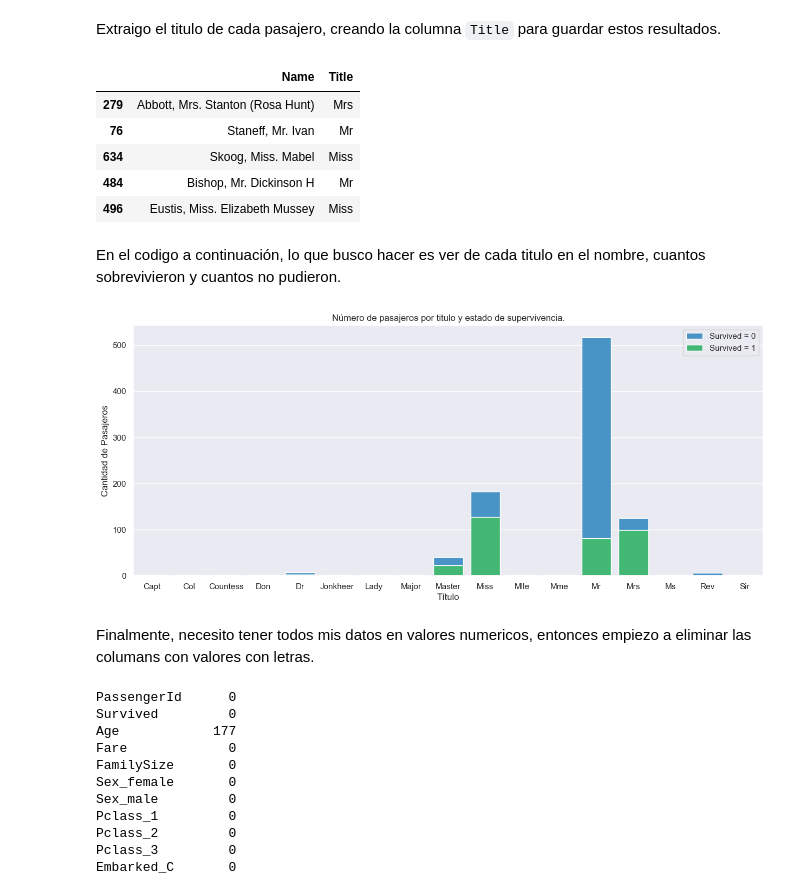
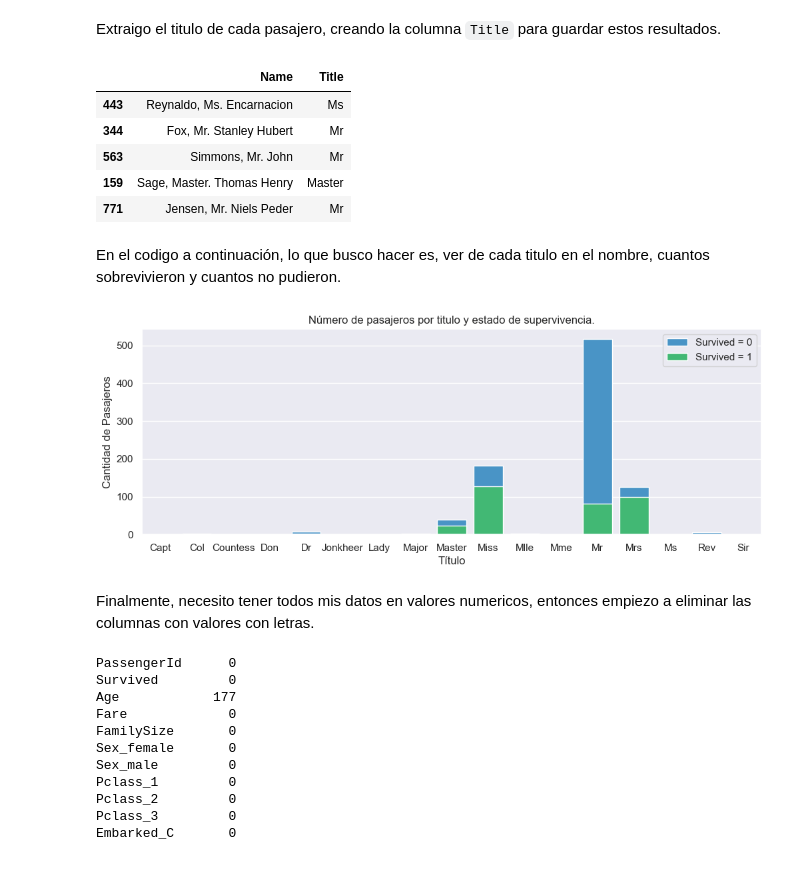
Before and after one commit to uriellmendezz/Titanic, a Jupyter notebook: jupyter/1_EDA.ipynb, the cells around one changed output. Saved outputs shown, nothing was run; the diff lists cells and outputs as text; code cells hidden in the pictures.

```diff
--- a/jupyter/1_EDA.ipynb
+++ b/jupyter/1_EDA.ipynb
@@ -45,0 +44,3 @@ df.head()
+# %%
+print('Cantidad de duplicados en el dataset:',df.duplicated().sum())
+df.drop_duplicates(inplace = True)
@@ -65,4 +68,5 @@ dtype: float64
 # %% [markdown]
 Aunque la columna `Cabin` me podria ser de gran ayuda, decido eliminarla por su gran cantidad de datos faltantes. Podria hacer un *web scraping* para conseguir los datos faltantes, pero creo que lleva su debido tiempo y no vale la pena.
 # %%
-df = df.drop(['Ticket', 'Cabin'], axis = 1)
+df.drop(['Ticket', 'Cabin'], axis = 1, inplace = True)
+df.info()
@@ -186,34 +188,34 @@ df.loc[:, 'Title'] = df.Name.str.extract(r' ([A-Za-z]+)\.')
 df[['Name', 'Title']].sample(5)
 # %% [output]
 |  | Name | Title |
-| 279 | Abbott, Mrs. Stanton (Rosa Hunt) | Mrs |
-| 76 | Staneff, Mr. Ivan | Mr |
-| 634 | Skoog, Miss. Mabel | Miss |
-| 484 | Bishop, Mr. Dickinson H | Mr |
-| 496 | Eustis, Miss. Elizabeth Mussey | Miss |
+| 443 | Reynaldo, Ms. Encarnacion | Ms |
+| 344 | Fox, Mr. Stanley Hubert | Mr |
+| 563 | Simmons, Mr. John | Mr |
+| 159 | Sage, Master. Thomas Henry | Master |
+| 771 | Jensen, Mr. Niels Peder | Mr |
 # %% [markdown]
-En el codigo a continuación, lo que busco hacer es ver de cada titulo en el nombre, cuantos sobrevivieron y cuantos no pudieron.
+En el codigo a continuación, lo que busco hacer es, ver de cada titulo en el nombre, cuantos sobrevivieron y cuantos no pudieron.
 # %%
 test = df.copy()
 test['Died'] = test.Survived.apply(lambda x: 1 if x == 0 else 0)
 
 survived_by_title = test[['Title', 'Survived', 'Died']].groupby('Title').sum().reset_index()
 
 survived_by_title['Total'] = survived_by_title.Survived + survived_by_title.Died
 
-plt.figure(figsize=(15, 6))
+plt.figure(figsize=(12, 4))
 sns.barplot(x='Title', y='Total', data=survived_by_title, color='#3498db', label='Survived = 0')
 sns.barplot(x='Title', y='Survived', data=survived_by_title, color='#2ecc71', label='Survived = 1')
 plt.title('Número de pasajeros por titulo y estado de supervivencia.')
 plt.xlabel('Título')
 plt.ylabel('Cantidad de Pasajeros')
 
 plt.legend()
 plt.show()
 # %% [output]
-[figure, old version]
+[figure, new version]
 # %% [markdown]
-Finalmente, necesito tener todos mis datos en valores numericos, entonces empiezo a eliminar las columans con valores con letras.
+Finalmente, necesito tener todos mis datos en valores numericos, entonces empiezo a eliminar las columnas con valores con letras.
 # %%
 df_num = df.drop(['Name'], axis = 1)
 df_num.isna().sum()
```
Also changed, not shown: parts of 9 cells of this notebook, 18 other files.
